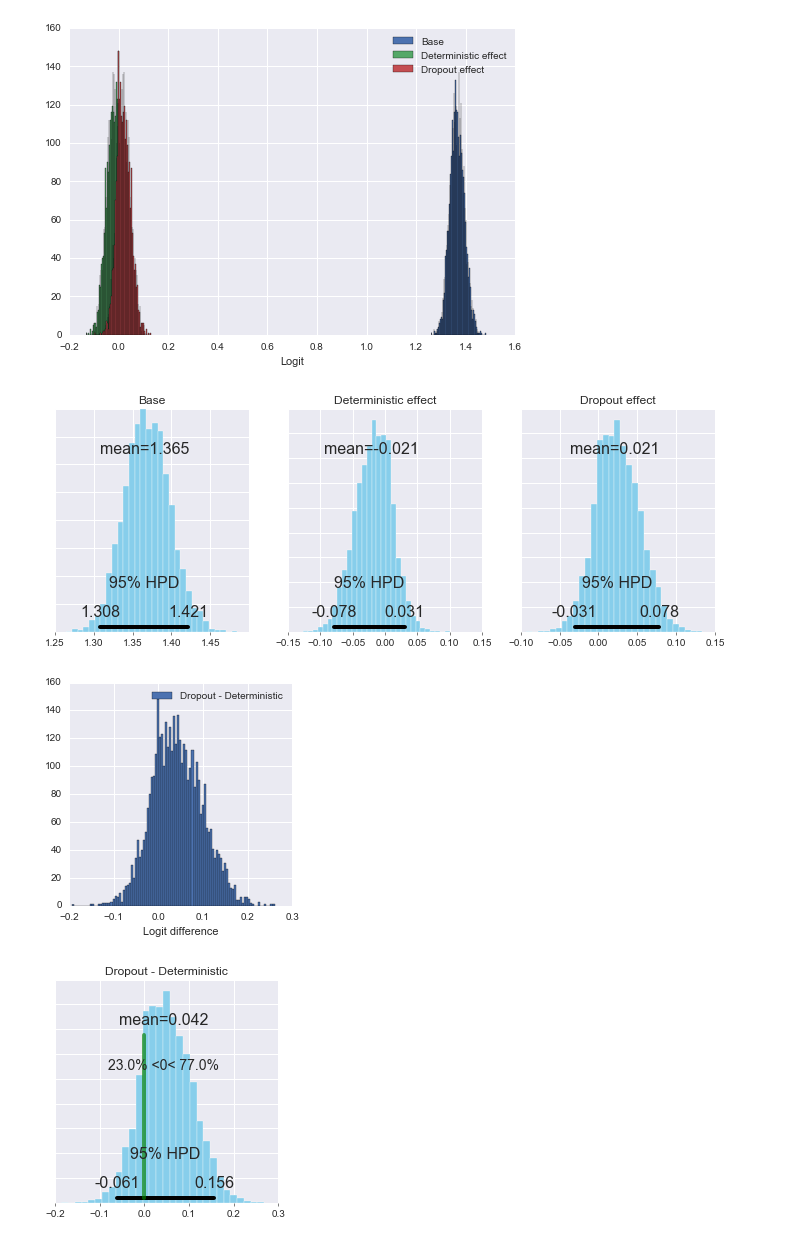
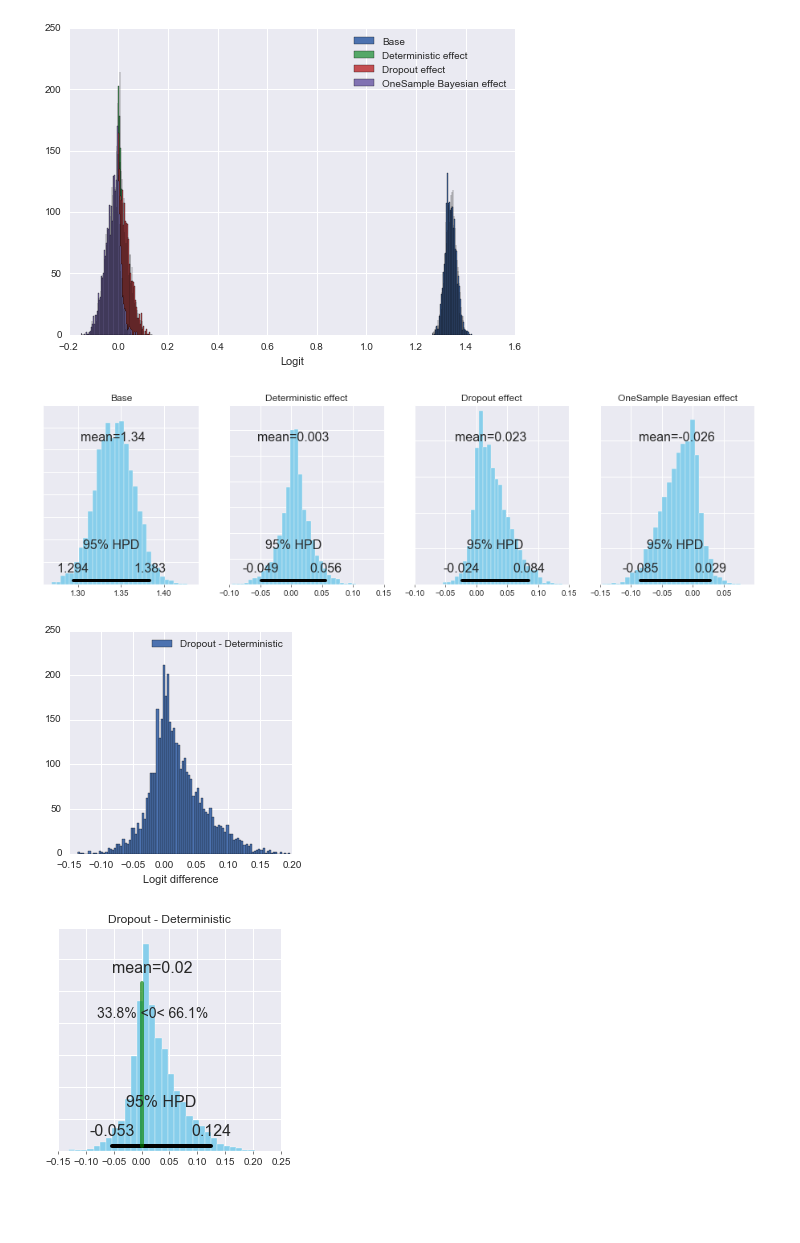
Before and after one commit to ramon-oliveira/deepstats, a Jupyter notebook: cifar10_results/join_results_anova.ipynb, the cells around one changed output. Saved outputs shown, nothing was run; the diff lists cells and outputs as text; code cells hidden in the pictures; blank space fills up the shorter version.

Commit message:
update anova results

```diff
--- a/cifar10_results/join_results_anova.ipynb
+++ b/cifar10_results/join_results_anova.ipynb
@@ -17,7 +17,7 @@ cols = ['experiment_name',
         'entropy_expectation__auc',
         'classifier__auc']
 # %%
-experiments = ['convolutional', 'convolutional-dropout']
+experiments = ['convolutional', 'convolutional-dropout', 'convolutional-poor-bayesian']
 # %%
 dfs = []
 for exp in experiments:
@@ -72,13 +72,13 @@ for key_row in zip(*[df.itertuples() for exp, df in dfs_results]):
 # %%
 model = pystan.StanModel(model_code=bayesian_anova.one_way_code)
 # %%
-out_acc = ['convolutional_out_classifier_auc', 'convolutional-dropout_out_classifier_auc']
-#out_acc = ['convolutional_out_entropy_auc', 'convolutional-dropout_out_entropy_auc']
+#out_acc = ['convolutional_out_classifier_auc', 'convolutional-dropout_out_classifier_auc', 'convolutional-poor-bayesian_out_classifier_auc']
+out_acc = ['convolutional_out_entropy_auc', 'convolutional-dropout_out_entropy_auc', 'convolutional-poor-bayesian_out_entropy_auc']
 y_out = final_results[out_acc].values
 y_out = scipy.special.logit(y_out)
 
-in_acc = ['convolutional_in_classifier_auc', 'convolutional-dropout_in_classifier_auc']
-#in_acc = ['convolutional_in_entropy_auc', 'convolutional-dropout_in_entropy_auc']
+#in_acc = ['convolutional_in_classifier_auc', 'convolutional-dropout_in_classifier_auc', 'convolutional-poor-bayesian_in_classifier_auc']
+in_acc = ['convolutional_in_entropy_auc', 'convolutional-dropout_in_entropy_auc', 'convolutional-poor-bayesian_in_entropy_auc']
 y_in = final_results[in_acc].values
 y_in = scipy.special.logit(y_in)
 # %%
@@ -93,7 +93,7 @@ for y in [y_in, y_out]:
     trace = fit.extract()
     deterministic = trace['theta'][:,0]
     dropout = trace['theta'][:,1]
-    #poor_bayesian = trace['theta'][:,2]
+    poor_bayesian = trace['theta'][:,2]
     base_mean = trace['mu']
 
     if y is y_in:
@@ -101,12 +101,12 @@ for y in [y_in, y_out]:
     else:
         out_mean = np.copy(base_mean)
 
-    bayesian_anova.plot_traces([base_mean, deterministic, dropout],#, poor_bayesian],
-                               ["Base", "Deterministic effect", "Dropout effect"])#, "Poor Bayesian effect"])
+    bayesian_anova.plot_traces([base_mean, deterministic, dropout, poor_bayesian],
+                               ["Base", "Deterministic effect", "Dropout effect", "OneSample Bayesian effect"])
 
     bayesian_anova.effect_difference(dropout, deterministic, 'Dropout', 'Deterministic')
-    #bayesian_anova.effect_difference(poor_bayesian, deterministic, 'Poor Bayesian', 'Deterministic')
-    #bayesian_anova.effect_difference(poor_bayesian, dropout, 'Poor Bayesian', 'Dropout')
+    bayesian_anova.effect_difference(poor_bayesian, deterministic, 'OneSample Bayesian', 'Deterministic')
+    bayesian_anova.effect_difference(poor_bayesian, dropout, 'OneSample Bayesian', 'Dropout')
 
 bayesian_anova.effect_difference(in_mean, out_mean, 'In', 'Out')
 # %% [output]
@@ -143,4 +145,4 @@ When unpickling the StanModel must be unpickled first.
-[figure, old version]
+[figure, new version]
-[figure, old version]
+[figure, new version]
-[figure, old version]
+[figure, new version]
-[figure, old version]
+[figure, new version]
```
Also changed, not shown: parts of 1 cell of this notebook, 1 other file.
